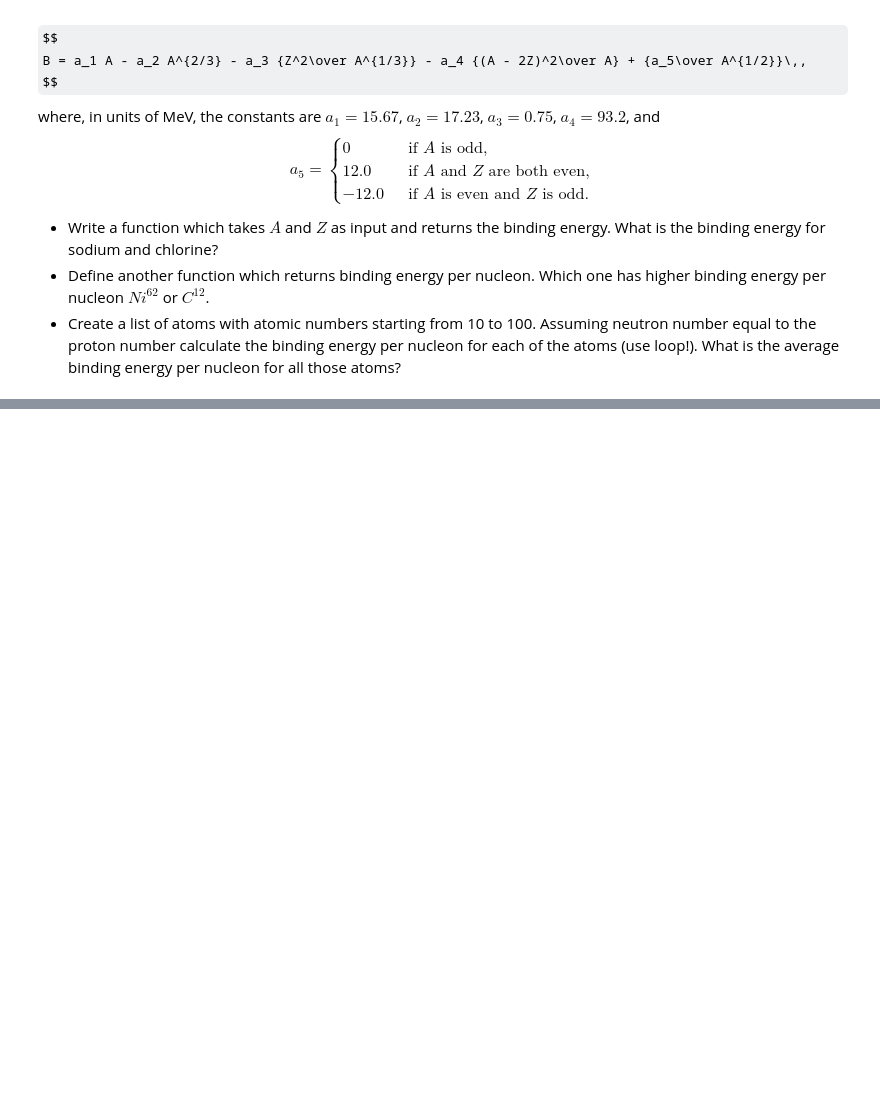
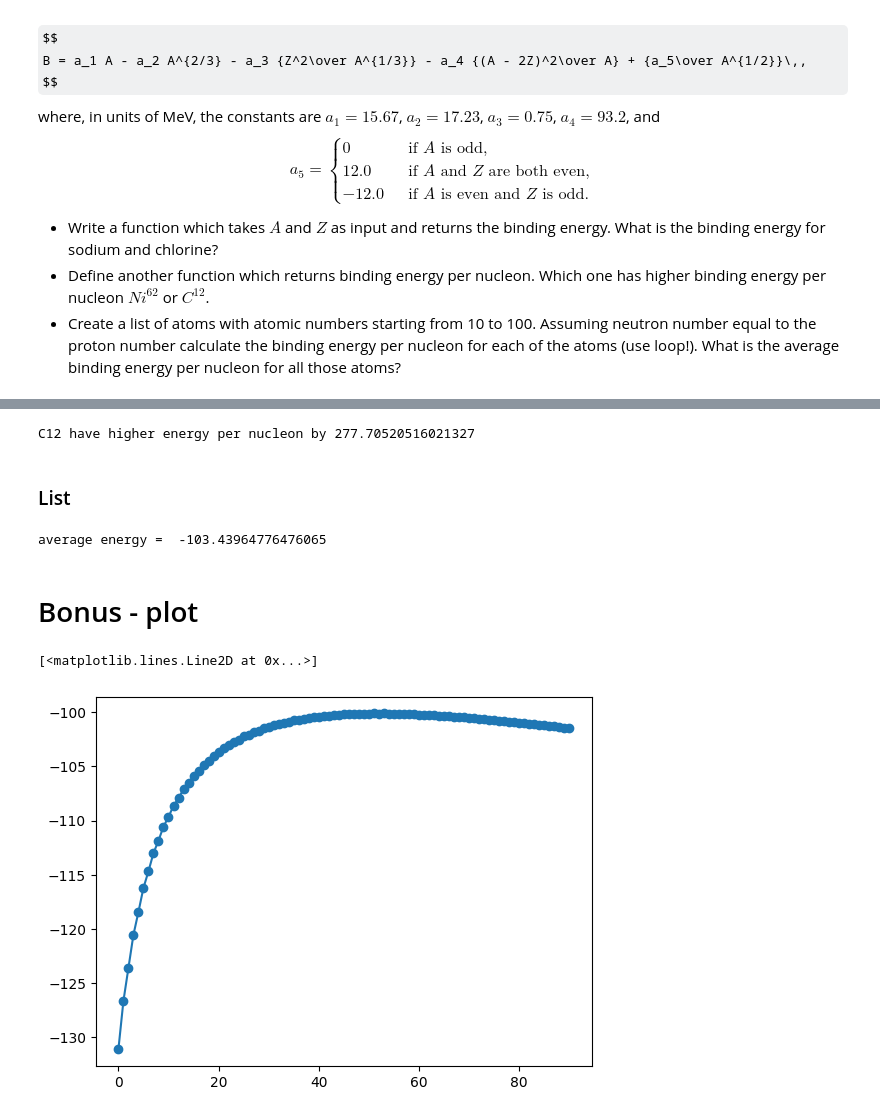
Before and after one commit to T2ooomasz/ComputationalMethodsI, a Jupyter notebook: HW/hw2TomaszKazulak.ipynb, the cells around one changed output, grey strips where cells are left out. Saved outputs shown, nothing was run; the diff lists cells and outputs as text; code cells hidden in the pictures; some formulas as TeX source; blank space fills up the shorter version.

```diff
--- a/HW/hw2TomaszKazulak.ipynb
+++ b/HW/hw2TomaszKazulak.ipynb
@@ -36,3 +70,16 @@ $$
  - Write a function which takes $A$ and $Z$ as input and returns the binding energy. What is the binding energy for sodium and chlorine?
  - Define another function which returns binding energy per nucleon. Which one has higher binding energy per nucleon $Ni^{62}$ or $C^{12}$.
  - Create a list of atoms with atomic numbers starting from 10 to 100. Assuming neutron number equal to the proton number calculate the binding energy per nucleon for each of the atoms (use loop!). What is the average binding energy per nucleon for all those atoms?
+# %%
+def binding_energy(A, Z):
+    # your code goes here
+
+    if A & 1: a5=0
+    elif Z & 1: a5=-12
+    else: a5=12
+
+    return 15.67 * A \
+        - 17.23 * pow(A, 2/3) \
+        - 0.75 * Z*Z / pow(A, 1/3) \
+        - 93.2 * (A - 2 * Z)**2 / A \
+        + a5 / m.sqrt(A)
@@ -39,3 +96,4 @@ $$
 # %%
-def binding_energy(A, Z):
+def binding_energy_per_nucleon(A, Z):
     # your code goes here
+    return binding_energy(A, Z) / A
@@ -44,0 +100,33 @@ def binding_energy_per_nucleon(A, Z):
+# %%
+Ni62 = {"A": 28,
+        "Z": 62}
+C12 = {"A": 6,
+        "Z": 12}
+E_Ni62 = binding_energy_per_nucleon(Ni62["A"], Ni62["Z"])
+E_C12 = binding_energy_per_nucleon(C12["A"], C12["Z"])
+if E_Ni62 > E_C12: W="Ni62"
+else: W="C12"
+print(W, "have higher energy per nucleon by", abs(E_C12 - E_Ni62))
+# %% [output]
+C12 have higher energy per nucleon by 277.70520516021327
+# %% [markdown]
+### List
+# %%
+Atoms = []
+for i in range(10,101):
+    Atoms.append({"A": i,
+                  "Z": i+i,
+                  "binding_energy_per_nucleon":  binding_energy_per_nucleon(i, i+1)})
+just_energy = [x["binding_energy_per_nucleon"] for x in Atoms]
+average_energy = sum(just_energy) / len(just_energy)
+print("average energy = ", average_energy)
+# %% [output]
+average energy =  -103.43964776476065
+# %% [markdown]
+# Bonus - plot
+# %%
+import matplotlib.pyplot as plt
+plt.plot(just_energy,"-o")
+# %% [output]
+[<matplotlib.lines.Line2D at 0x...>]
+[figure, added]
```
Also changed, not shown: parts of 6 cells of this notebook.
